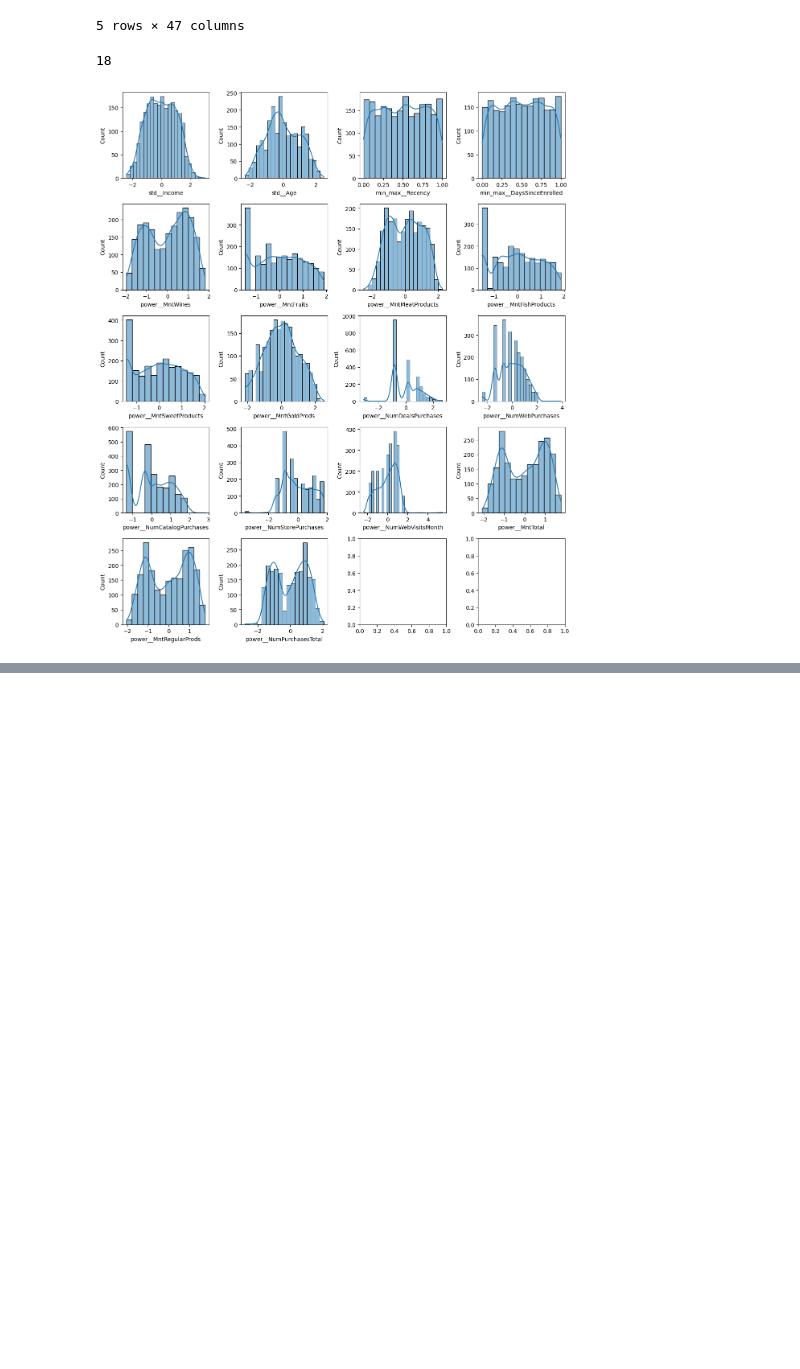
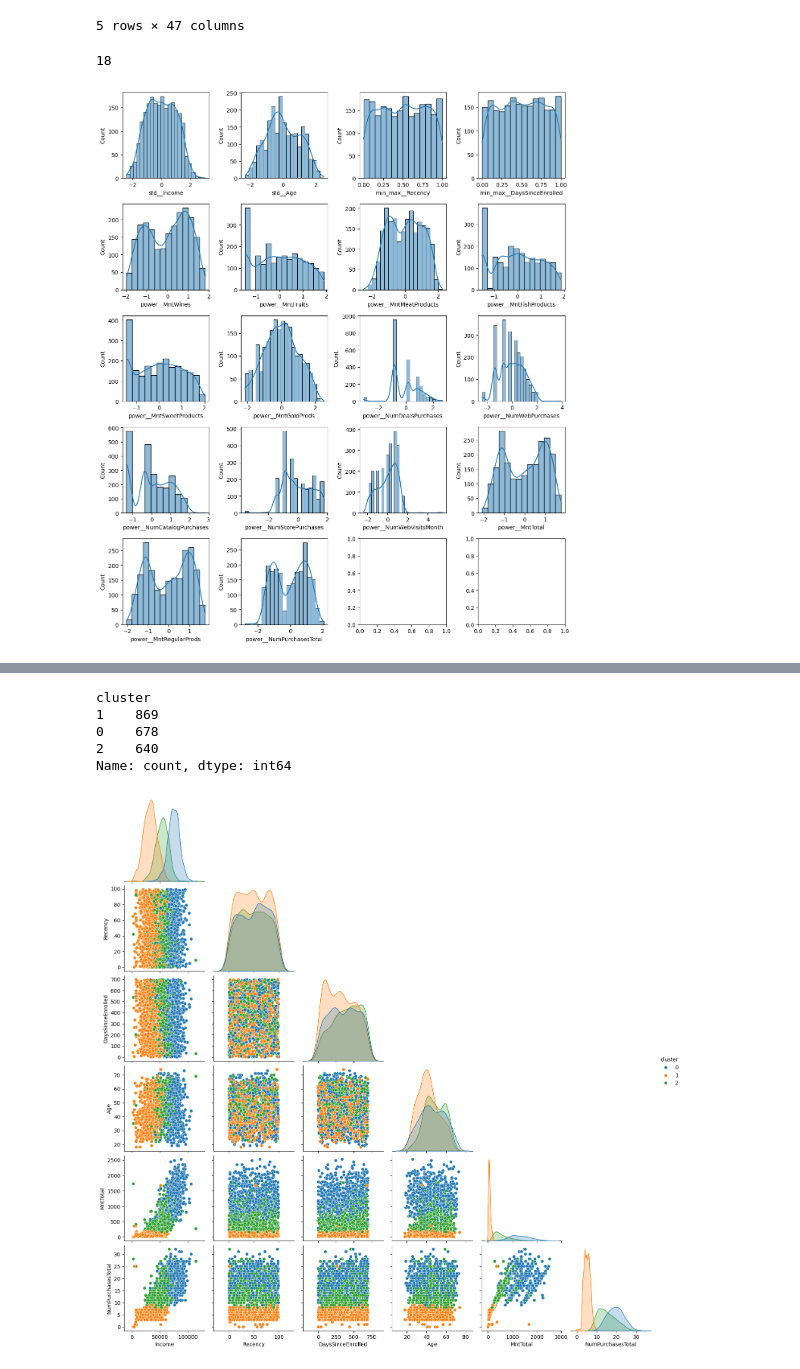
Before and after one commit to LucasGPestana/ifood_analyst, a Jupyter notebook: notebooks/04_ml_clustering.ipynb, the cells around one changed output, grey strips where cells are left out. Drawn from its saved outputs; the diff is of its cells as text; code cells hidden in the pictures; blank space fills up the shorter version.

```diff
--- a/notebooks/04_ml_clustering.ipynb
+++ b/notebooks/04_ml_clustering.ipynb
@@ -134,0 +153,16 @@ plt.show()
+# %%
+# Definição do pipeline
+
+pipeline = Pipeline(
+    [
+        ("preprocessing", preprocessing),
+        (
+            "clustering", KMeans(
+            n_clusters=3,
+            random_state=RANDOM_STATE,
+            n_init=10
+            )
+        )
+    ]
+)
+pipeline.fit(df)
@@ -134,0 +187,5 @@ plt.show()
+# %%
+# Atribuindo os rotulos dos clusters para cada amostra
+df_clustered = df.copy()
+df_clustered["cluster"] = pipeline["clustering"].labels_
+df_clustered.head()
@@ -134,0 +200,34 @@ plt.show()
+# %%
+# Contagem de amostras de cada cluster
+df_clustered["cluster"].value_counts()
+# %% [output]
+cluster
+1    869
+0    678
+2    640
+Name: count, dtype: int64
+# %%
+# Definindo colunas numéricas e categóricas analisadas
+
+numeric_columns_analyse = [
+    "Income",
+    "Recency",
+    "DaysSinceEnrolled",
+    "Age",
+    "MntTotal",
+    "NumPurchasesTotal",
+]
+
+categoric_columns_analyse = [
+    "hasChildren",
+    "Marital_Status",
+    "Education",
+    "HasAcceptedCmp",
+    "Response",
+    "YearsSinceEnrolled",
+]
+# %%
+# Histogramas e gráficos de dispersão de colunas numéricas para cada cluster
+pairplot(df_clustered, numeric_columns_analyse, "cluster")
+# %% [output]
+[figure, added]
```
Also changed, not shown: parts of 20 cells of this notebook.
